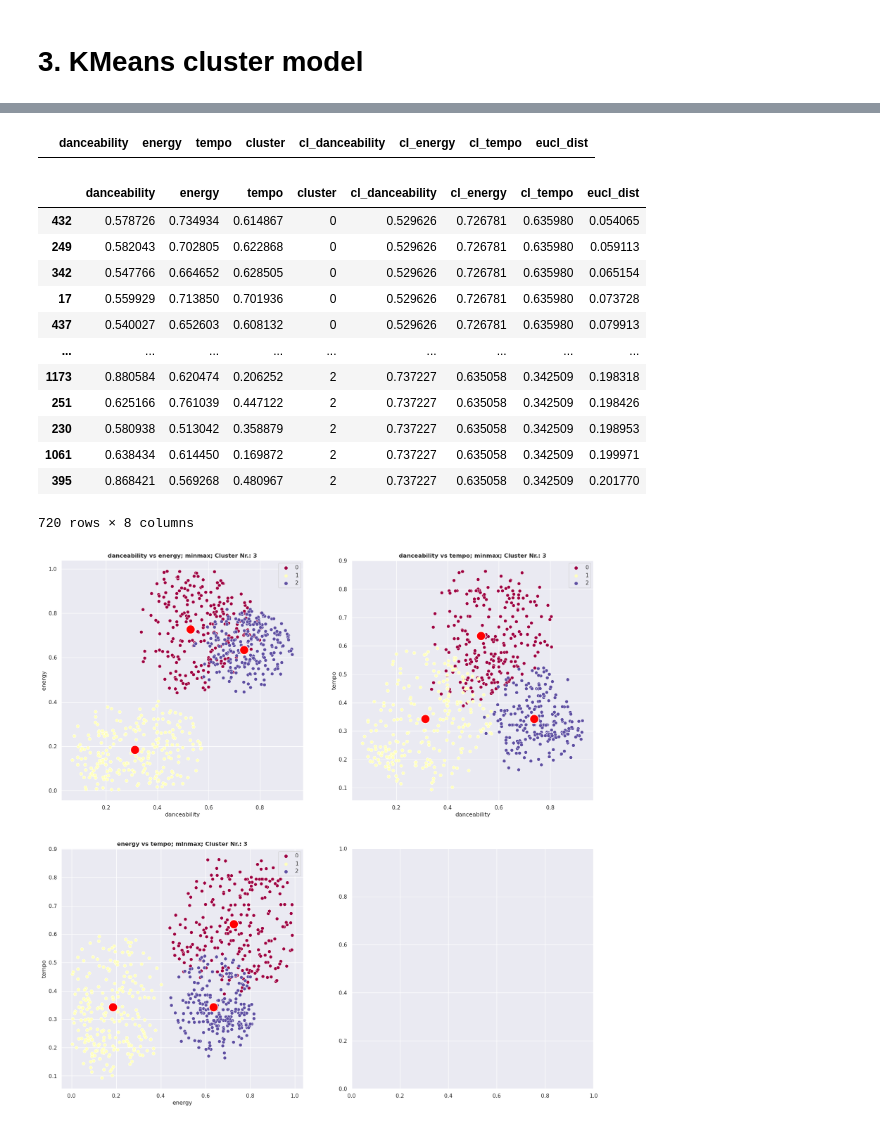
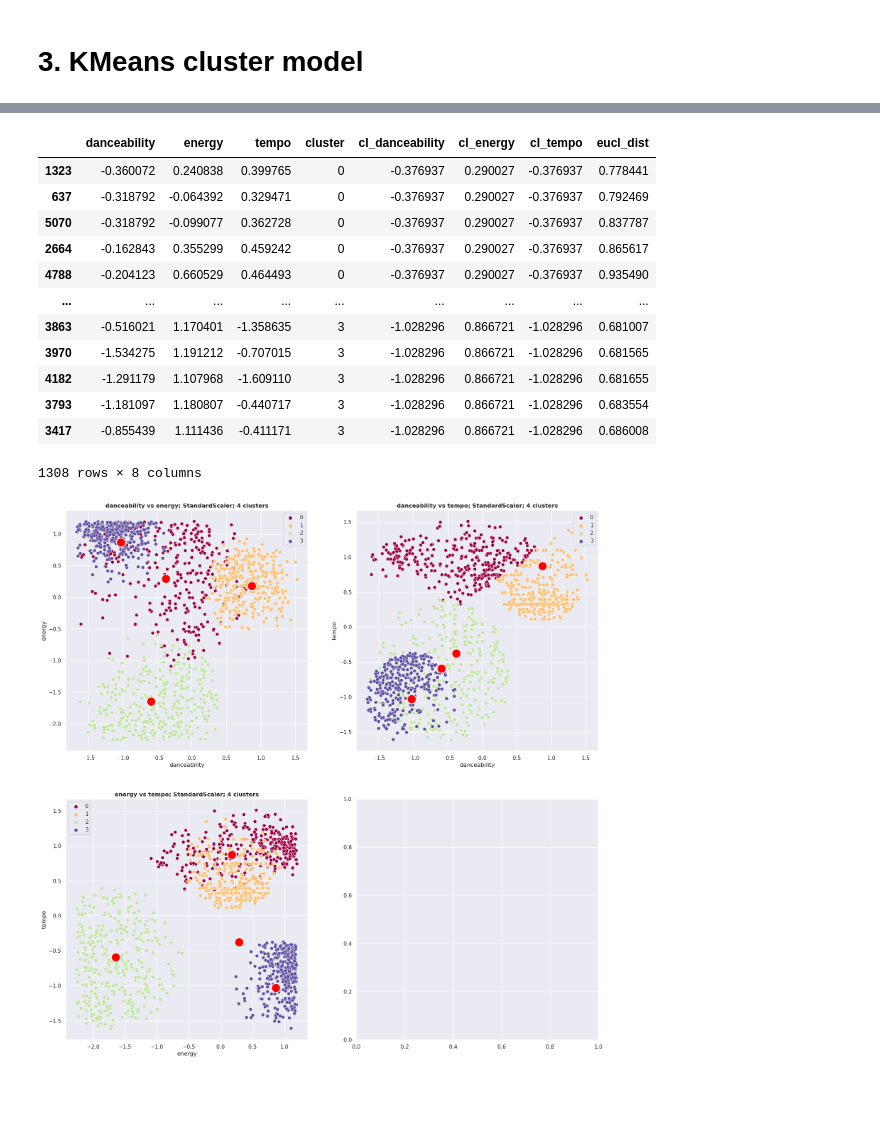
Before and after one commit to jarisdata/Data_Science_Bootcamp, a Jupyter notebook: Project_4/clustering_songs.ipynb, the cells around one changed output, grey strips where cells are left out. Cells and saved outputs as stored; diff of their text form; code cells hidden in the pictures; blank space fills up the shorter version.

Commit message:
project 4 images added, notebook updated

```diff
--- a/Project_4/clustering_songs.ipynb
+++ b/Project_4/clustering_songs.ipynb
@@ -370,7 +385,7 @@ songs_col_df
 
 Inertia measures how well a dataset was clustered by K-Means. It is calculated by measuring the distance between each data point and its centroid, squaring this distance, and summing these squares across one cluster.
 # %%
-max_clusters = 14
+max_clusters = 12
 
 inertia_list = []
 
@@ -510,8 +510,8 @@ plt.show()
 # %%
-## Set cluster number in first and second line
+
 while True:
     try:
-        cluster_no = int(input("Please choose the number of clusters (int): "))
+        cluster_no = int(input("Enter the number of clusters: "))
         break
     except ValueError:
         print("Invalid input. Please try again.")
@@ -622,14 +584,7 @@ clusters_df.loc[clusters_df['cluster']==0].nsmallest(int(cluster_size),'eucl_dis
-# %%
-cluster_size = int((round(len(songs_df)*(0.5*(1/cluster_no))),0)[0])
-top_cluster = pd.DataFrame()#appended_cluster = []
-for i in range(cluster_no+1):
-    cluster = clusters_df.loc[clusters_df['cluster']==i].nsmallest(int(cluster_size),'eucl_dist')
-    final_cluster=pd.concat([top_cluster,cluster], axis=1)
-final_cluster
-# %% [output]
-|  | danceability | energy | tempo | cluster | cl_danceability | cl_energy | cl_tempo | eucl_dist |
 # %%
-cluster_size = int((round(len(songs_df)*(0.5*(1/cluster_no))),0)[0])
+# Select the share of tracks closest to the centroid
+
+cluster_size = int((round(len(songs_df)*(0.25*(1/cluster_no))),0)[0])
 appended_cluster = []
 for i in range(cluster_no+1):
     cluster = clusters_df.loc[clusters_df['cluster']==i].nsmallest(int(cluster_size),'eucl_dist')
@@ -638,15 +593,15 @@ appended_cluster = pd.concat(appended_cluster)
 appended_cluster
 # %% [output]
 |  | danceability | energy | tempo | cluster | cl_danceability | cl_energy | cl_tempo | eucl_dist |
-| 432 | 0.578726 | 0.734934 | 0.614867 | 0 | 0.529626 | 0.726781 | 0.635980 | 0.054065 |
-| 249 | 0.582043 | 0.702805 | 0.622868 | 0 | 0.529626 | 0.726781 | 0.635980 | 0.059113 |
-| 342 | 0.547766 | 0.664652 | 0.628505 | 0 | 0.529626 | 0.726781 | 0.635980 | 0.065154 |
-| 17 | 0.559929 | 0.713850 | 0.701936 | 0 | 0.529626 | 0.726781 | 0.635980 | 0.073728 |
-| 437 | 0.540027 | 0.652603 | 0.608132 | 0 | 0.529626 | 0.726781 | 0.635980 | 0.079913 |
+| 1323 | -0.360072 | 0.240838 | 0.399765 | 0 | -0.376937 | 0.290027 | -0.376937 | 0.778441 |
+| 637 | -0.318792 | -0.064392 | 0.329471 | 0 | -0.376937 | 0.290027 | -0.376937 | 0.792469 |
+| 5070 | -0.318792 | -0.099077 | 0.362728 | 0 | -0.376937 | 0.290027 | -0.376937 | 0.837787 |
+| 2664 | -0.162843 | 0.355299 | 0.459242 | 0 | -0.376937 | 0.290027 | -0.376937 | 0.865617 |
+| 4788 | -0.204123 | 0.660529 | 0.464493 | 0 | -0.376937 | 0.290027 | -0.376937 | 0.935490 |
 | ... | ... | ... | ... | ... | ... | ... | ... | ... |
-| 1173 | 0.880584 | 0.620474 | 0.206252 | 2 | 0.737227 | 0.635058 | 0.342509 | 0.198318 |
-| 251 | 0.625166 | 0.761039 | 0.447122 | 2 | 0.737227 | 0.635058 | 0.342509 | 0.198426 |
-| 230 | 0.580938 | 0.513042 | 0.358879 | 2 | 0.737227 | 0.635058 | 0.342509 | 0.198953 |
-| 1061 | 0.638434 | 0.614450 | 0.169872 | 2 | 0.737227 | 0.635058 | 0.342509 | 0.199971 |
-| 395 | 0.868421 | 0.569268 | 0.480967 | 2 | 0.737227 | 0.635058 | 0.342509 | 0.201770 |
+| 3863 | -0.516021 | 1.170401 | -1.358635 | 3 | -1.028296 | 0.866721 | -1.028296 | 0.681007 |
+| 3970 | -1.534275 | 1.191212 | -0.707015 | 3 | -1.028296 | 0.866721 | -1.028296 | 0.681565 |
+| 4182 | -1.291179 | 1.107968 | -1.609110 | 3 | -1.028296 | 0.866721 | -1.028296 | 0.681655 |
+| 3793 | -1.181097 | 1.180807 | -0.440717 | 3 | -1.028296 | 0.866721 | -1.028296 | 0.683554 |
+| 3417 | -0.855439 | 1.111436 | -0.411171 | 3 | -1.028296 | 0.866721 | -1.028296 | 0.686008 |
-720 rows × 8 columns
+1308 rows × 8 columns
@@ -665,36 +608,35 @@ top50_clusters_plot = top50_clusters.copy()
 # %%
 # scatter plots
-## MinMaxScaler, StandardScaler, RobustScaler, QuantileTransformer, PowerTransformer
 
-## min_max_df, standard_df, robust_df, quantile_df, power_df
-data_plot=appended_cluster#songs_plot_df
-## cl_pos_m, cl_pos_s, cl_pos_r, cl_pos_q, cl_pos_m
+data_plot=appended_cluster
+
 data_centroids = cl_pos
+
 ## picking the column, which has 'cluster' in the name
 cluster = [col for col in data_plot if col.startswith('cluster')][0]
 ## -------------------------------------------------------------------------------------------------
 ## -------------------------------------------------------------------------------------------------
 
 ## PLOT
 fig, ax = plt.subplots(2,2, figsize=(20, 20))
 
 ## GRAPHS
-sns.scatterplot(data=data_plot, x='danceability', y='energy', s=50, hue= cluster, palette='Spectral', ax=ax[0, 0])
-sns.scatterplot(data=data_plot, x='danceability', y='tempo', s=50, hue= cluster, palette='Spectral', ax=ax[0, 1])
-sns.scatterplot(data=data_plot, x='energy', y='tempo', s=50, hue= cluster, palette='Spectral', ax=ax[1, 0])
+sns.scatterplot(data=data_plot, x=f'{feature_1}', y=f'{feature_2}', s=50, hue= cluster, palette='Spectral', ax=ax[0, 0])
+sns.scatterplot(data=data_plot, x=f'{feature_1}', y=f'{feature_3}', s=50, hue= cluster, palette='Spectral', ax=ax[0, 1])
+sns.scatterplot(data=data_plot, x=f'{feature_2}', y=f'{feature_3}', s=50, hue= cluster, palette='Spectral', ax=ax[1, 0])
 
 ## CENTROIDS
-sns.scatterplot(data=data_centroids, x='cl_danceability', y='cl_energy', color='red', s=350, ax=ax[0, 0])
-sns.scatterplot(data=data_centroids, x='cl_danceability', y='cl_tempo', color='red', s=350, ax=ax[0, 1])
-sns.scatterplot(data=data_centroids, x='cl_energy', y='cl_tempo', color='red', s=350, ax=ax[1, 0])
+sns.scatterplot(data=data_centroids, x=f'cl_{feature_1}', y=f'cl_{feature_2}', color='red', s=350, ax=ax[0, 0])
+sns.scatterplot(data=data_centroids, x=f'cl_{feature_1}', y=f'cl_{feature_3}', color='red', s=350, ax=ax[0, 1])
+sns.scatterplot(data=data_centroids, x=f'cl_{feature_2}', y=f'cl_{feature_3}', color='red', s=350, ax=ax[1, 0])
 
 ## LABEL
-ax[0, 0].set_title(f'danceability vs energy; {scale_name}; Cluster Nr.: {str(cluster_no)}', fontweight="bold")
-ax[0, 1].set_title(f'danceability vs tempo; {scale_name}; Cluster Nr.: {str(cluster_no)}', fontweight="bold")
-ax[1, 0].set_title(f'energy vs tempo; {scale_name}; Cluster Nr.: {str(cluster_no)}', fontweight="bold")
+ax[0, 0].set_title(f'{feature_1} vs {feature_2}; {name_scaler}; {str(cluster_no)} clusters', fontweight="bold")
+ax[0, 1].set_title(f'{feature_1} vs {feature_3}; {name_scaler}; {str(cluster_no)} clusters', fontweight="bold")
+ax[1, 0].set_title(f'{feature_2} vs {feature_3}; {name_scaler}; {str(cluster_no)} clusters', fontweight="bold")
 
 plt.show()
 # %% [output]
-[figure, old version]
+[figure, new version]
 # %%
 # 3D plot
```
Also changed, not shown: parts of 29 cells of this notebook, 5 other files.
